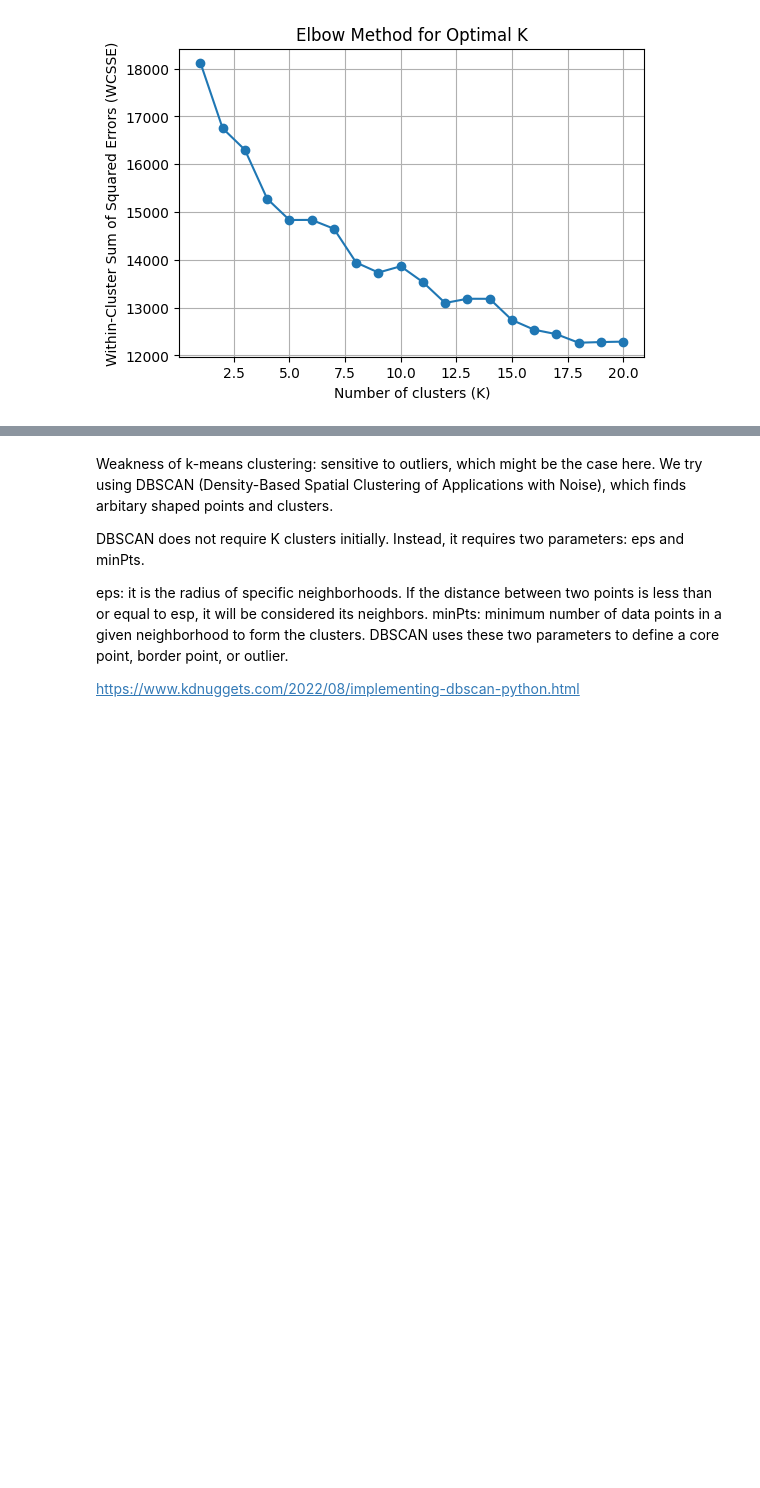
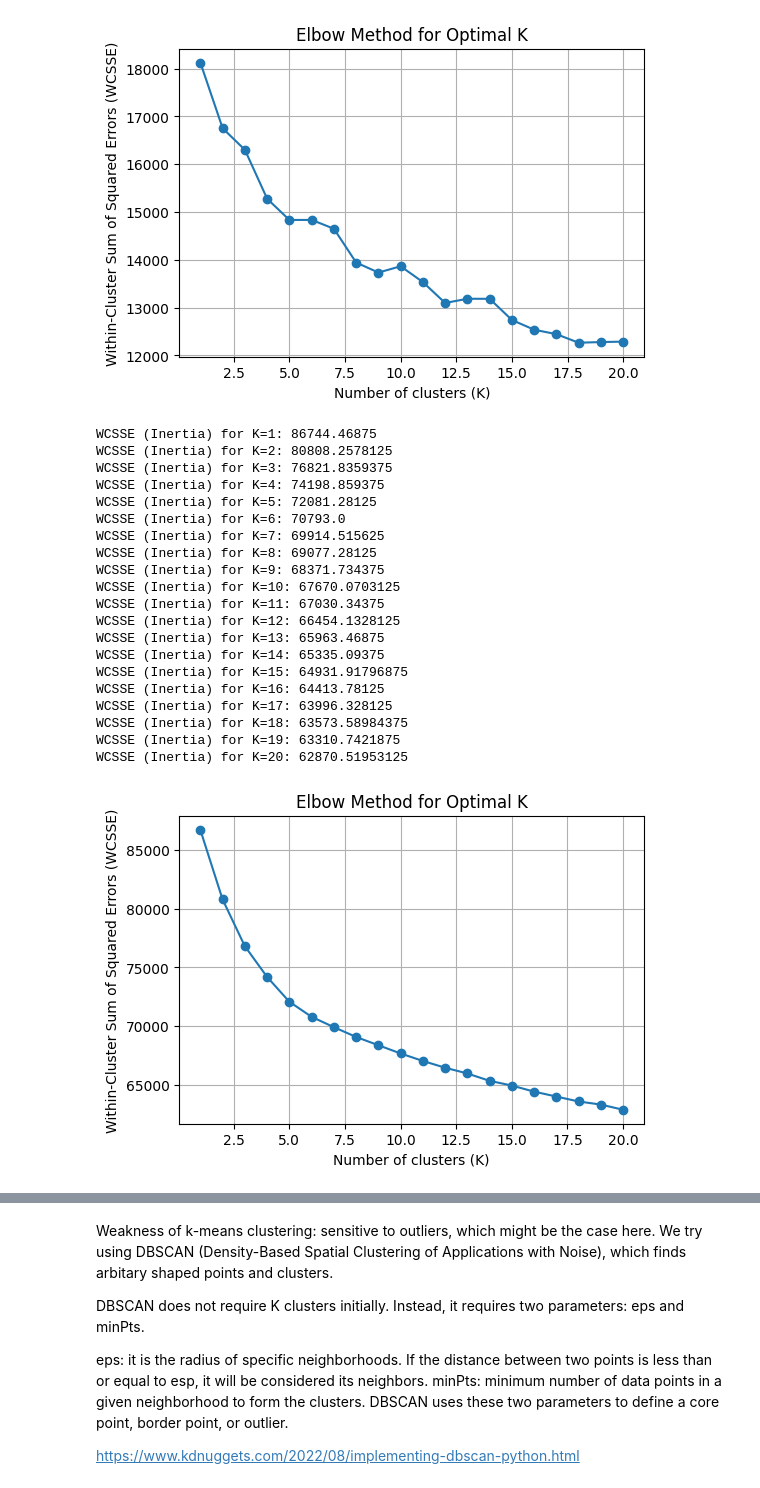
Before and after one commit to NomadZhang/MSI5001, a Jupyter notebook: main.ipynb, the cells around one changed output, grey strips where cells are left out. Cells and saved outputs as stored; diff of their text form; code cells hidden in the pictures; blank space fills up the shorter version.

```diff
--- a/main.ipynb
+++ b/main.ipynb
@@ -318,0 +344,18 @@ Then, we need to vectorise the individual columns so that our clustering algorit
+# %%
+#Process the entire column of processed_remaining_text to get the vectors for all tweets
+#apply a spacy pipeline to process the text in batches for efficiency
+
+extracted_features['tweet_vectors'] = [doc.vector for doc in nlp.pipe(extracted_features['processed_remaining_text'])]
+
+#vectorise the vader_words column to extract the sentiment
+#column "VADER_vectors" is in a list format
+def vectorise_vader_words(vader_words):
+    if not vader_words:  # Check if the list is empty
+        return [0.0] * nlp.vocab.vectors_length  # Return a zero vector of appropriate length
+    else:
+        # Join the list of words into a single string for processing
+        text = ' '.join(vader_words)
+        doc = nlp(text)
+        return doc.vector
+#Apply the function to the 'vader_words' column
+extracted_features['VADER_vectors'] = extracted_features['vader_words'].apply(vectorise_vader_words)
@@ -466,3 +560,50 @@ WCSSE (Inertia) for K=18: 12266.39281789156
 WCSSE (Inertia) for K=19: 12280.183483899955
 WCSSE (Inertia) for K=20: 12289.210230767418
 [figure]
+# %%
+#Try k-means again using the tweet vectors instead of BoW
+
+X_vectorized = np.vstack(extracted_features['tweet_vectors'].values)
+
+# Use Elbow Method to investigate whether there are more clusters
+# Compute WCSSE for different values of K
+wcsse = []
+K_range = range(1, 21)
+# runs Kmeans for k = 1 to 20
+for k in K_range:
+    kmeans = KMeans(n_clusters=k, random_state=42, n_init=10)
+    kmeans.fit(X_vectorized)
+    wcsse.append(kmeans.inertia_)
+    print(f"WCSSE (Inertia) for K={k}:", kmeans.inertia_)
+
+
+# 3. Plot Elbow Curve
+plt.figure(figsize=(6, 4))
+plt.plot(K_range, wcsse, marker='o')
+plt.title('Elbow Method for Optimal K')
+plt.xlabel('Number of clusters (K)')
+plt.ylabel('Within-Cluster Sum of Squared Errors (WCSSE)')
+plt.grid(True)
+plt.show()
+# %% [output]
+WCSSE (Inertia) for K=1: 86744.46875
+WCSSE (Inertia) for K=2: 80808.2578125
+WCSSE (Inertia) for K=3: 76821.8359375
+WCSSE (Inertia) for K=4: 74198.859375
+WCSSE (Inertia) for K=5: 72081.28125
+WCSSE (Inertia) for K=6: 70793.0
+WCSSE (Inertia) for K=7: 69914.515625
+WCSSE (Inertia) for K=8: 69077.28125
+WCSSE (Inertia) for K=9: 68371.734375
+WCSSE (Inertia) for K=10: 67670.0703125
+WCSSE (Inertia) for K=11: 67030.34375
+WCSSE (Inertia) for K=12: 66454.1328125
+WCSSE (Inertia) for K=13: 65963.46875
+WCSSE (Inertia) for K=14: 65335.09375
+WCSSE (Inertia) for K=15: 64931.91796875
+WCSSE (Inertia) for K=16: 64413.78125
+WCSSE (Inertia) for K=17: 63996.328125
+WCSSE (Inertia) for K=18: 63573.58984375
+WCSSE (Inertia) for K=19: 63310.7421875
+WCSSE (Inertia) for K=20: 62870.51953125
+[figure, added]
```
Also changed, not shown: parts of 8 cells of this notebook, 1 other file.
